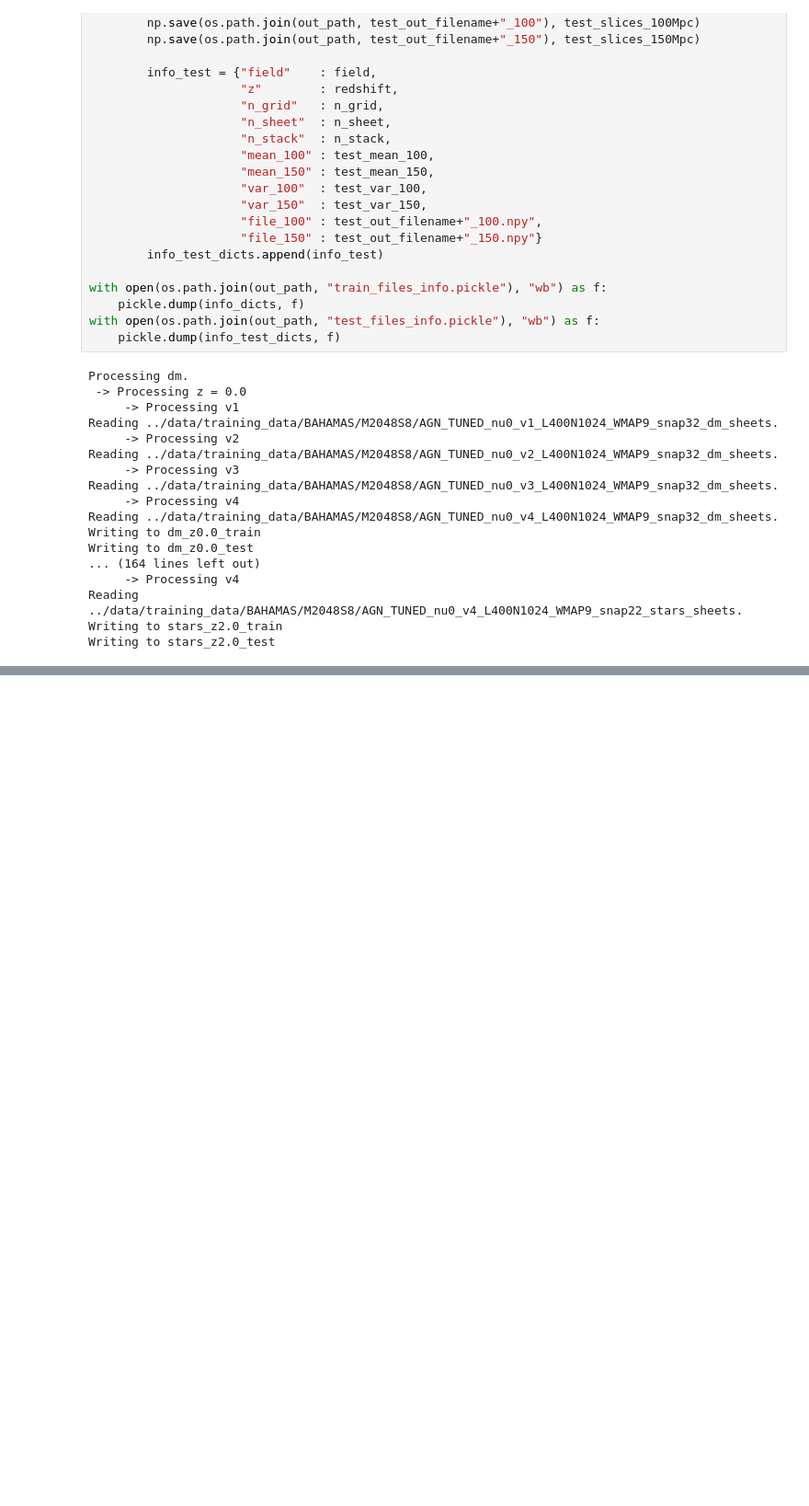
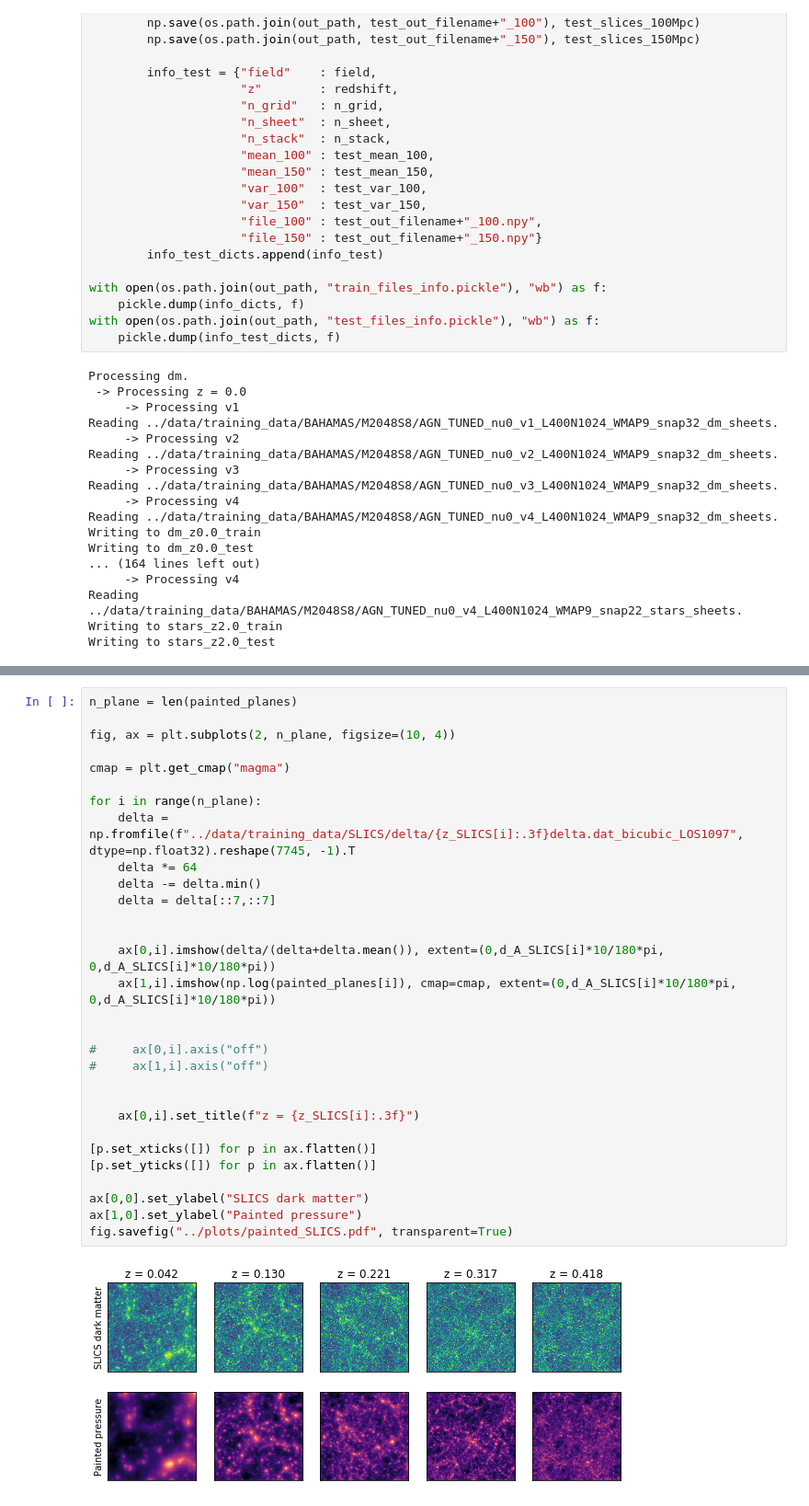
Before and after one commit to tilmantroester/baryon_painter, a Jupyter notebook: notebooks/prepare_simulation_data.ipynb, the cells around one changed output, grey strips where cells are left out. Shown at 92% size. Drawn from its saved outputs; the diff is of its cells as text; blank space fills up the shorter version.

```diff
--- a/notebooks/prepare_simulation_data.ipynb
+++ b/notebooks/prepare_simulation_data.ipynb
@@ -380,0 +597,32 @@ pixel_size
+# %%
+n_plane = len(painted_planes)
+
+fig, ax = plt.subplots(2, n_plane, figsize=(10, 4))
+
+cmap = plt.get_cmap("magma")
+
+for i in range(n_plane):
+    delta = np.fromfile(f"../data/training_data/SLICS/delta/{z_SLICS[i]:.3f}delta.dat_bicubic_LOS1097", dtype=np.float32).reshape(7745, -1).T
+    delta *= 64
+    delta -= delta.min()
+    delta = delta[::7,::7]
+
+
+    ax[0,i].imshow(delta/(delta+delta.mean()), extent=(0,d_A_SLICS[i]*10/180*pi, 0,d_A_SLICS[i]*10/180*pi))
+    ax[1,i].imshow(np.log(painted_planes[i]), cmap=cmap, extent=(0,d_A_SLICS[i]*10/180*pi, 0,d_A_SLICS[i]*10/180*pi))
+
+
+#     ax[0,i].axis("off")
+#     ax[1,i].axis("off")
+
+
+    ax[0,i].set_title(f"z = {z_SLICS[i]:.3f}")
+
+[p.set_xticks([]) for p in ax.flatten()]
+[p.set_yticks([]) for p in ax.flatten()]
+
+ax[0,0].set_ylabel("SLICS dark matter")
+ax[1,0].set_ylabel("Painted pressure")
+fig.savefig("../plots/painted_SLICS.pdf", transparent=True)
+# %% [output]
+[figure, added]
```
Also changed, not shown: parts of 43 cells of this notebook, 2 other files.
